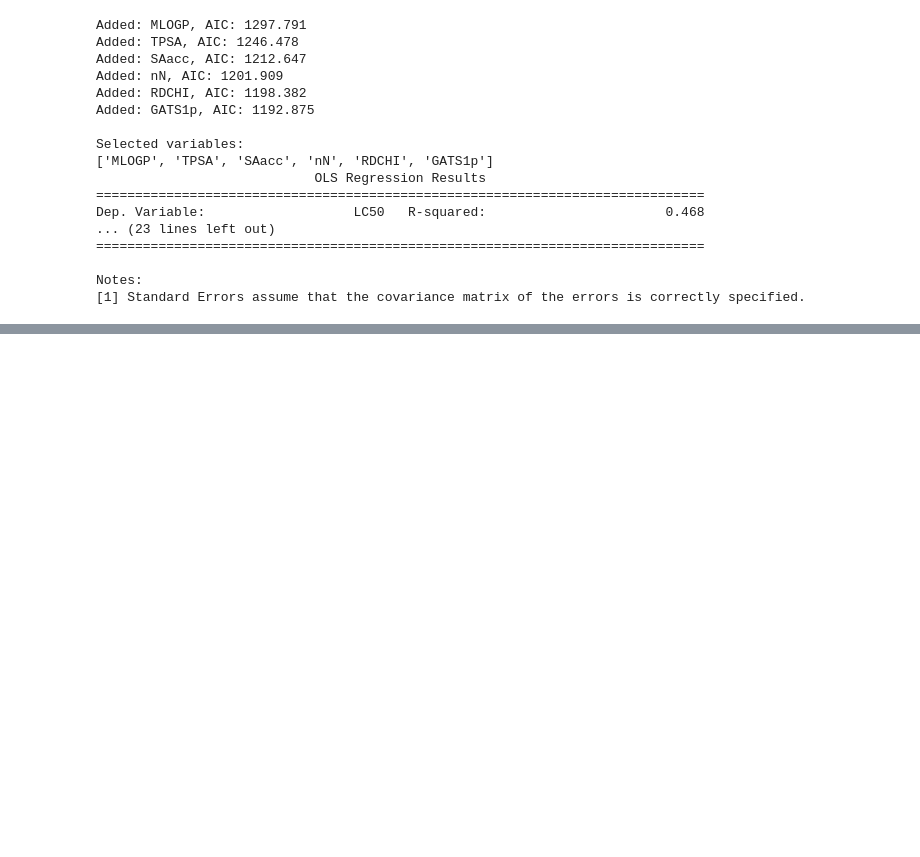
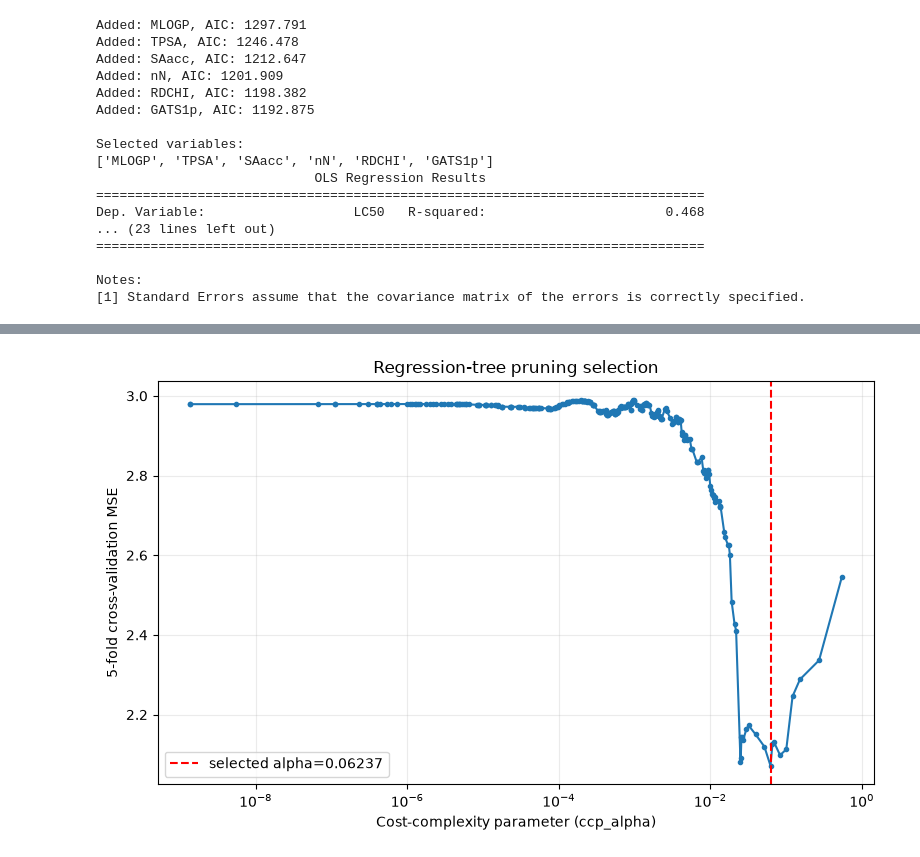
Before and after one commit to Ezi001/STK-IN4300, a Jupyter notebook: Mandatory_STK_IN_4300.ipynb, the cells around one changed output, grey strips where cells are left out. Drawn from its saved outputs; the diff is of its cells as text; code cells hidden in the pictures; blank space fills up the shorter version.

Commit message:
Added the GAM and pruned-tree and discussion

```diff
--- a/Mandatory_STK_IN_4300.ipynb
+++ b/Mandatory_STK_IN_4300.ipynb
@@ -858,0 +747,84 @@ The bootstrap resamples the training observations with replacement and estimates
+# %%
+from sklearn.model_selection import KFold, cross_val_score
+from sklearn.tree import DecisionTreeRegressor, plot_tree
+
+# Use all eight predictors and the same 67/33 split as part (a).
+tree_feature_names = ["TPSA", "SAacc", "H050", "MLOGP", "RDCHI", "GATS1p", "nN", "C040"]
+X_tree = data[tree_feature_names]
+y_tree = data["LC50"]
+# Train-test split
+X_tree_train, X_tree_test, y_tree_train, y_tree_test = train_test_split(
+    X_tree, y_tree, test_size=0.33, random_state=42
+)
+
+# Generate candidate pruning values from the training set only.
+unpruned_tree = DecisionTreeRegressor(random_state=42)
+pruning_path = unpruned_tree.cost_complexity_pruning_path(
+    X_tree_train, y_tree_train
+)
+
+# Using cross-validation to find the optimal cost-complexity pruning
+ccp_alphas = np.unique(pruning_path.ccp_alphas[pruning_path.ccp_alphas >= 0])
+#print(ccp_alphas)
+cv = KFold(n_splits=5, shuffle=True, random_state=42)
+cv_mse = []
+
+for alpha in ccp_alphas:
+    candidate = DecisionTreeRegressor(
+        random_state=42, ccp_alpha=float(alpha)
+    )
+    fold_scores = cross_val_score(
+        candidate, X_tree_train, y_tree_train,
+        cv=cv, scoring="neg_mean_squared_error"
+    )
+    cv_mse.append(-fold_scores.mean())
+
+best_alpha_index = int(np.argmin(cv_mse))
+best_ccp_alpha = float(ccp_alphas[best_alpha_index])
+tree_model = DecisionTreeRegressor(
+    random_state=42, ccp_alpha=best_ccp_alpha
+).fit(X_tree_train, y_tree_train)
+
+print(f"Candidate ccp_alpha values: {len(ccp_alphas)}")
+print(f"Selected ccp_alpha: {best_ccp_alpha:.6f}")
+print(f"Minimum 5-fold CV MSE: {cv_mse[best_alpha_index]:.4f}")
+unpruned_tree.fit(X_tree_train, y_tree_train)
+print(
+    f"Unpruned tree: {unpruned_tree.get_n_leaves()} leaves, "
+    f"depth {unpruned_tree.get_depth()}"
+)
+print(
+    f"Selected tree: {tree_model.get_n_leaves()} leaves, "
+    f"{tree_model.tree_.node_count} total nodes, depth {tree_model.get_depth()}"
+)
+print(
+    f"Test MSE: {mean_squared_error(y_tree_test, tree_model.predict(X_tree_test)):.4f}; "
+    f"test R2: {r2_score(y_tree_test, tree_model.predict(X_tree_test)):.4f}; "
+    f'Train MSE: {mean_squared_error(y_tree_train, tree_model.predict(X_tree_train)):.4f}; '
+    f'Train R2: {r2_score(y_tree_train, tree_model.predict(X_tree_train)):.4f}'
+)
+
+# Plot cross-validation error along the pruning path.
+fig, ax = plt.subplots(figsize=(8, 5))
+positive_alphas = ccp_alphas > 0
+ax.plot(ccp_alphas[positive_alphas], np.asarray(cv_mse)[positive_alphas], marker=".")
+ax.axvline(best_ccp_alpha, color="red", linestyle="--", label=f"selected alpha={best_ccp_alpha:.4g}")
+ax.set_xscale("log")
+ax.set_xlabel("Cost-complexity parameter (ccp_alpha)")
+ax.set_ylabel("5-fold cross-validation MSE")
+ax.set_title("Regression-tree pruning selection")
+ax.legend()
+ax.grid(alpha=0.25)
+fig.tight_layout()
+plt.show()
+
+# Draw the selected, pruned regression tree.
+fig, ax = plt.subplots(figsize=(20, 10))
+plot_tree(
+    tree_model, feature_names=tree_feature_names,
+    filled=True, rounded=True, precision=2, fontsize=8, ax=ax
+)
+ax.set_title("Cost-complexity-pruned regression tree")
+fig.tight_layout()
+plt.show()
+# %% [output]
@@ -858,0 +837 @@ The bootstrap resamples the training observations with replacement and estimates
+[figure, added]
```
Also changed, not shown: parts of 39 cells of this notebook.
